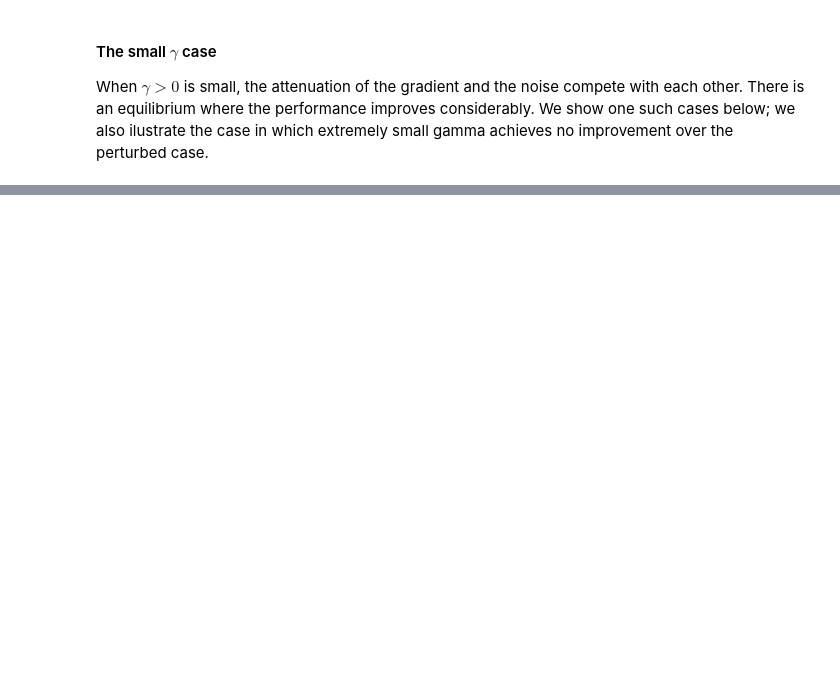
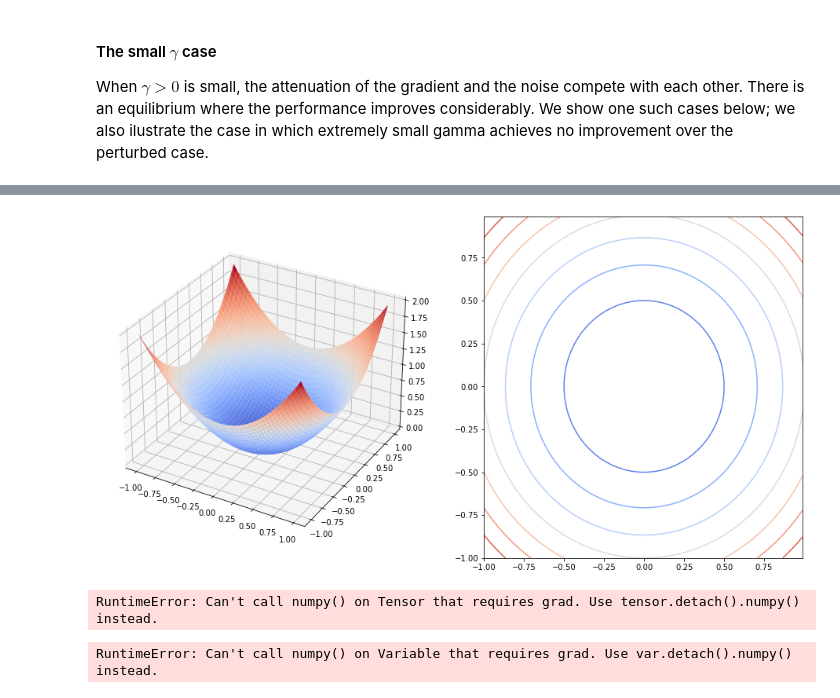
Before and after one commit to quantliquidlabs/gradientOptimization, a Jupyter notebook: code/Presentation.ipynb, the cells around one changed output, grey strips where cells are left out. Saved outputs shown, nothing was run; the diff lists cells and outputs as text; code cells hidden in the pictures; blank space fills up the shorter version.

```diff
--- a/code/Presentation.ipynb
+++ b/code/Presentation.ipynb
@@ -235,0 +300,15 @@ epoch  0 iteration  179 , x  [1.996395468711853, 2.203436851501465] , y  17.5734
+# %%
+runner = run2DEvolution(eta, 100, "paraboloid")
+runner.fixInitialCondition([0.0, 0])
+runner.plot('fun', [-1,-1], [1,1], [0.01,0.01] )
+runner(1, 1/runner.eta/runner.eta, expType = exploraitonObject.collectionType.ALL )
+# %% [output]
+[figure, added]
+# %%
+runner.plotEscape('gd', labeled = True )
+# %% [output]
+RuntimeError: Can't call numpy() on Tensor that requires grad. Use tensor.detach().numpy() instead.
+# %%
+runner.plotEscape('pgd', labeled = True )
+# %% [output]
+RuntimeError: Can't call numpy() on Variable that requires grad. Use var.detach().numpy() instead.
```
Also changed, not shown: parts of 18 cells of this notebook, 7 other files.
